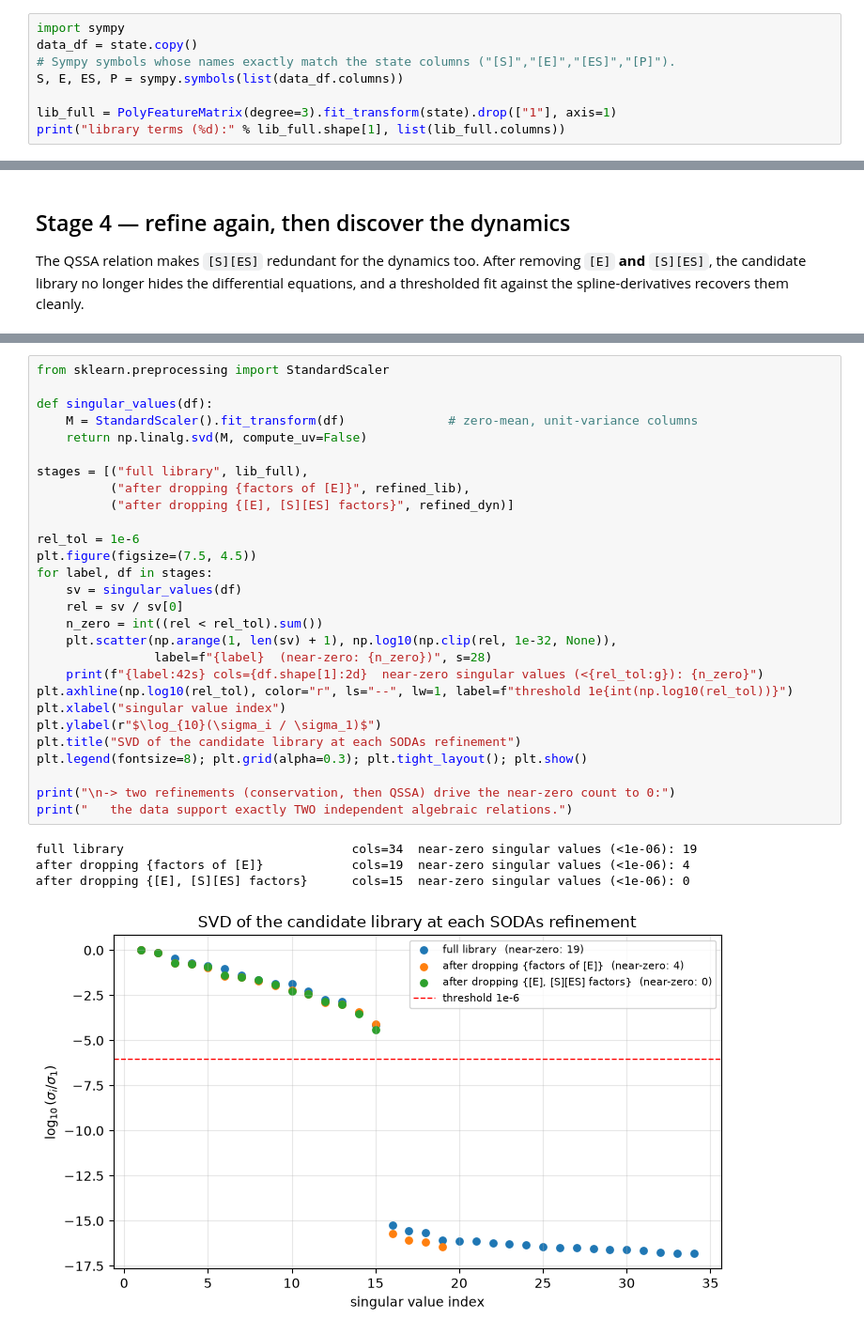
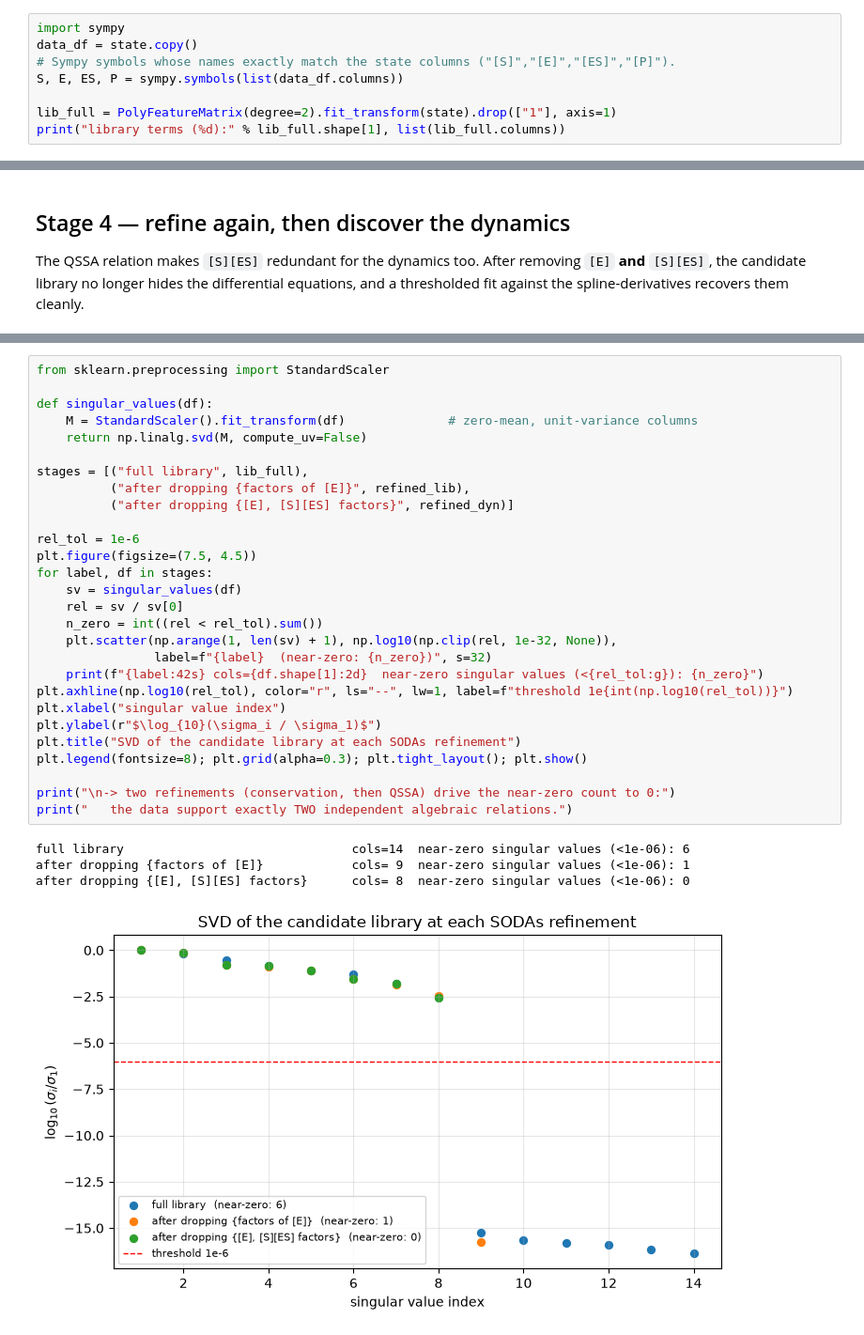
Before and after one commit to Mangan-Group/SummerSchool2026SparseModelTutorials, a Jupyter notebook: notebooks/04_sodas_dae.ipynb, the cells around one changed output, grey strips where cells are left out. Shown at 94% size. Saved outputs shown, nothing was run; the diff lists cells and outputs as text.

```diff
--- a/notebooks/04_sodas_dae.ipynb
+++ b/notebooks/04_sodas_dae.ipynb
@@ -103,6 +107,6 @@ data_df = state.copy()
 # Sympy symbols whose names exactly match the state columns ("[S]","[E]","[ES]","[P]").
 S, E, ES, P = sympy.symbols(list(data_df.columns))
 
-lib_full = PolyFeatureMatrix(degree=3).fit_transform(state).drop(["1"], axis=1)
+lib_full = PolyFeatureMatrix(degree=2).fit_transform(state).drop(["1"], axis=1)
 print("library terms (%d):" % lib_full.shape[1], list(lib_full.columns))
 # %% [output]
@@ -221,36 +251,36 @@ steps** — one for conservation, one for QSSA — to make the library full rank
 # %%
 from sklearn.preprocessing import StandardScaler
 
 def singular_values(df):
     M = StandardScaler().fit_transform(df)              # zero-mean, unit-variance columns
     return np.linalg.svd(M, compute_uv=False)
 
 stages = [("full library", lib_full),
           ("after dropping {factors of [E]}", refined_lib),
           ("after dropping {[E], [S][ES] factors}", refined_dyn)]
 
 rel_tol = 1e-6
 plt.figure(figsize=(7.5, 4.5))
 for label, df in stages:
     sv = singular_values(df)
     rel = sv / sv[0]
     n_zero = int((rel < rel_tol).sum())
     plt.scatter(np.arange(1, len(sv) + 1), np.log10(np.clip(rel, 1e-32, None)),
-                label=f"{label}  (near-zero: {n_zero})", s=28)
+                label=f"{label}  (near-zero: {n_zero})", s=32)
     print(f"{label:42s} cols={df.shape[1]:2d}  near-zero singular values (<{rel_tol:g}): {n_zero}")
 plt.axhline(np.log10(rel_tol), color="r", ls="--", lw=1, label=f"threshold 1e{int(np.log10(rel_tol))}")
 plt.xlabel("singular value index")
 plt.ylabel(r"$\log_{10}(\sigma_i / \sigma_1)$")
 plt.title("SVD of the candidate library at each SODAs refinement")
 plt.legend(fontsize=8); plt.grid(alpha=0.3); plt.tight_layout(); plt.show()
 
 print("\n-> two refinements (conservation, then QSSA) drive the near-zero count to 0:")
 print("   the data support exactly TWO independent algebraic relations.")
 # %% [output]
-full library                               cols=34  near-zero singular values (<1e-06): 19
-after dropping {factors of [E]}            cols=19  near-zero singular values (<1e-06): 4
-after dropping {[E], [S][ES] factors}      cols=15  near-zero singular values (<1e-06): 0
+full library                               cols=14  near-zero singular values (<1e-06): 6
+after dropping {factors of [E]}            cols= 9  near-zero singular values (<1e-06): 1
+after dropping {[E], [S][ES] factors}      cols= 8  near-zero singular values (<1e-06): 0
-[figure, old version]
+[figure, new version]
 -> two refinements (conservation, then QSSA) drive the near-zero count to 0:
    the data support exactly TWO independent algebraic relations.
 # %% [markdown]
```
Also changed, not shown: parts of 17 cells of this notebook.
